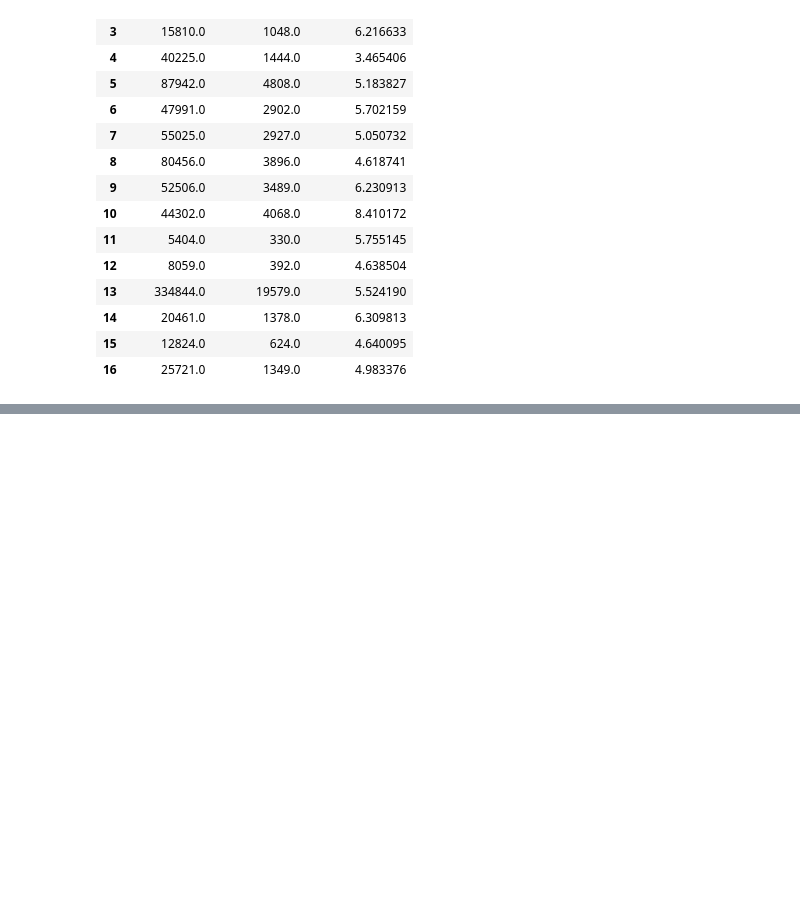
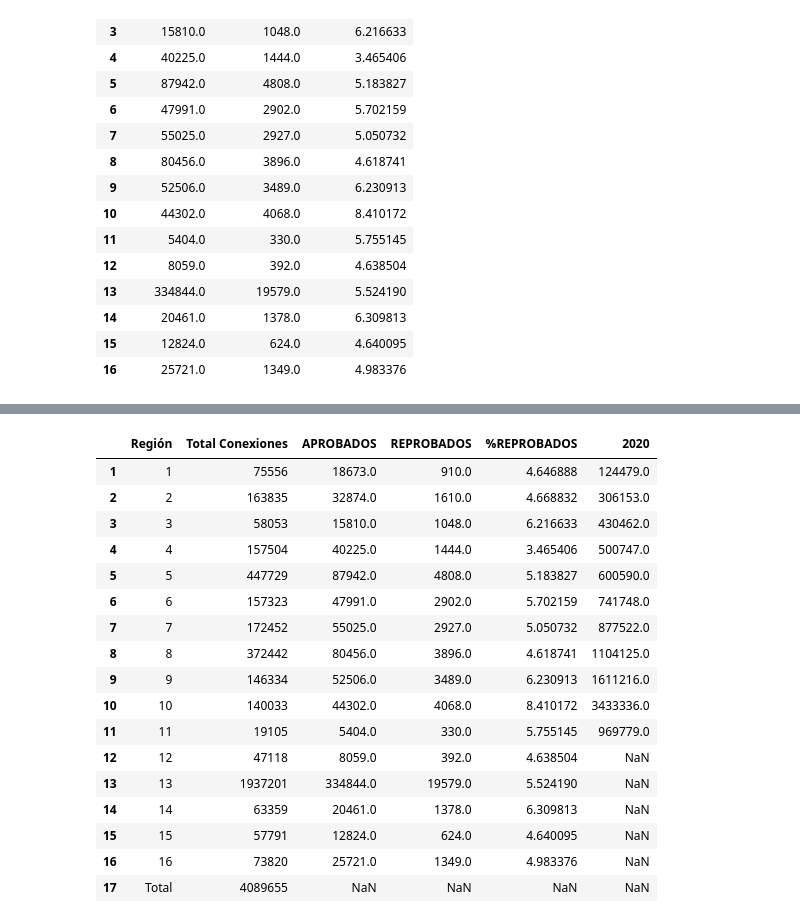
Before and after one commit to MarceVU/Proyecto---Cs-de-Datos, a Jupyter notebook: Proyecto.ipynb, the cells around one changed output, grey strips where cells are left out. Saved outputs shown, nothing was run; the diff lists cells and outputs as text; code cells hidden in the pictures; blank space fills up the shorter version.

```diff
--- a/Proyecto.ipynb
+++ b/Proyecto.ipynb
@@ -277,0 +314,15 @@ desempeño_df
+# %%
+names = []
+for a in excel.keys():
+    names.append(str(excel[a][6]))
+
+dicti = {}
+cont = 0
+for a in excel.keys():
+    if cont == 0 or cont == 1:
+        dicti[a] = ''
+    else:
+        dicti[a] = names[cont]
+    cont += 1
+excel = excel.rename(dicti, axis = 'columns')
+excel.head()
@@ -277,0 +337,8 @@ desempeño_df
+# %%
+excel2 = pd.DataFrame(excel['Región'])
+excel2 = excel2.join(excel['Total Conexiones'])
+excel2 = excel2.reset_index()
+excel2 = excel2.drop('index', axis = 'columns')
+excel2 = excel2.drop(0)
+redes_df = excel2[0:17]
+redes_df
@@ -277,0 +364,24 @@ desempeño_df
+# %%
+a = redes_df.join(desempeño_df)
+b= a.join(ingresos_df['2020'])
+#b=b.drop('', axis = 'columns')
+b
+# %% [output]
+|  | Región | Total Conexiones | APROBADOS | REPROBADOS | %REPROBADOS | 2020 |
+| 1 | 1 | 75556 | 18673.0 | 910.0 | 4.646888 | 124479.0 |
+| 2 | 2 | 163835 | 32874.0 | 1610.0 | 4.668832 | 306153.0 |
+| 3 | 3 | 58053 | 15810.0 | 1048.0 | 6.216633 | 430462.0 |
+| 4 | 4 | 157504 | 40225.0 | 1444.0 | 3.465406 | 500747.0 |
+| 5 | 5 | 447729 | 87942.0 | 4808.0 | 5.183827 | 600590.0 |
+| 6 | 6 | 157323 | 47991.0 | 2902.0 | 5.702159 | 741748.0 |
+| 7 | 7 | 172452 | 55025.0 | 2927.0 | 5.050732 | 877522.0 |
+| 8 | 8 | 372442 | 80456.0 | 3896.0 | 4.618741 | 1104125.0 |
+| 9 | 9 | 146334 | 52506.0 | 3489.0 | 6.230913 | 1611216.0 |
+| 10 | 10 | 140033 | 44302.0 | 4068.0 | 8.410172 | 3433336.0 |
+| 11 | 11 | 19105 | 5404.0 | 330.0 | 5.755145 | 969779.0 |
+| 12 | 12 | 47118 | 8059.0 | 392.0 | 4.638504 | NaN |
+| 13 | 13 | 1937201 | 334844.0 | 19579.0 | 5.524190 | NaN |
+| 14 | 14 | 63359 | 20461.0 | 1378.0 | 6.309813 | NaN |
+| 15 | 15 | 57791 | 12824.0 | 624.0 | 4.640095 | NaN |
+| 16 | 16 | 73820 | 25721.0 | 1349.0 | 4.983376 | NaN |
+| 17 | Total | 4089655 | NaN | NaN | NaN | NaN |
```
Also changed, not shown: parts of 6 cells of this notebook.
